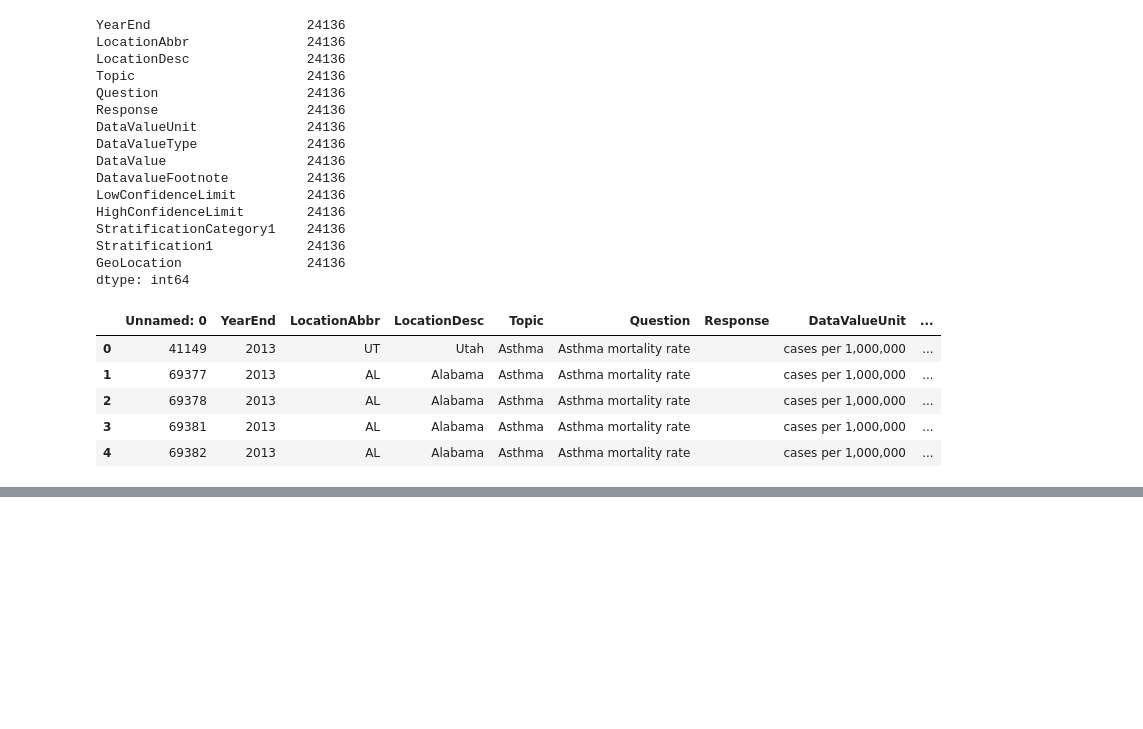
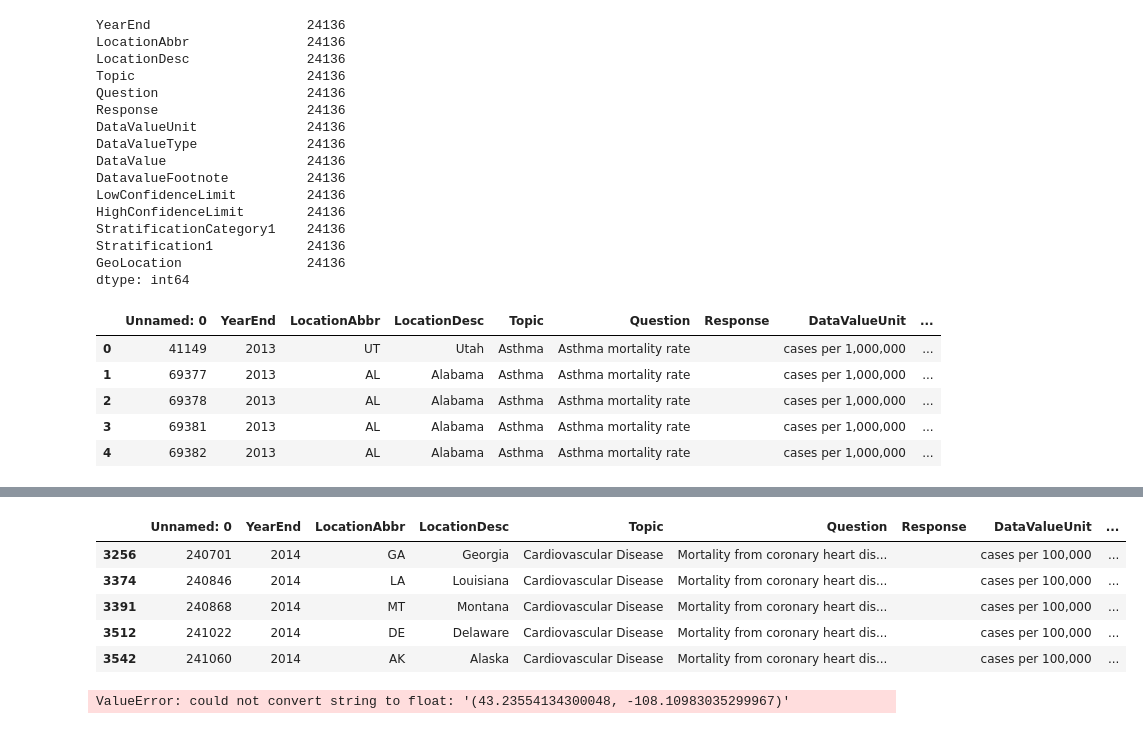
Before and after one commit to ByronIAllen/DataAnalysis_Project1, a Jupyter notebook: Chronic Disease.ipynb, the cells around one changed output, grey strips where cells are left out. Cells and saved outputs as stored; diff of their text form; code cells hidden in the pictures; blank space fills up the shorter version.

```diff
--- a/Chronic Disease.ipynb
+++ b/Chronic Disease.ipynb
@@ -430,0 +431,14 @@ Analyzed_data1.head()
+# %%
+crude_rate_cardio_df = cardiovascular_df.loc[cardiovascular_df["DataValueType"] == "Crude Rate"]
+crude_rate_cardio_df.head()
+# %% [output]
+|  | Unnamed: 0 | YearEnd | LocationAbbr | LocationDesc | Topic | Question | Response | DataValueUnit | ... |
+| 3256 | 240701 | 2014 | GA | Georgia | Cardiovascular Disease | Mortality from coronary heart dis... |  | cases per 100,000 | ... |
+| 3374 | 240846 | 2014 | LA | Louisiana | Cardiovascular Disease | Mortality from coronary heart dis... |  | cases per 100,000 | ... |
+| 3391 | 240868 | 2014 | MT | Montana | Cardiovascular Disease | Mortality from coronary heart dis... |  | cases per 100,000 | ... |
+| 3512 | 241022 | 2014 | DE | Delaware | Cardiovascular Disease | Mortality from coronary heart dis... |  | cases per 100,000 | ... |
+| 3542 | 241060 | 2014 | AK | Alaska | Cardiovascular Disease | Mortality from coronary heart dis... |  | cases per 100,000 | ... |
+# %%
+locations_cardio = crude_rate_cardio_df["GeoLocation"].astype(float)
+# %% [output]
+ValueError: could not convert string to float: '(43.23554134300048, -108.10983035299967)'
```
Also changed, not shown: parts of 4 cells of this notebook, 2 other files.
